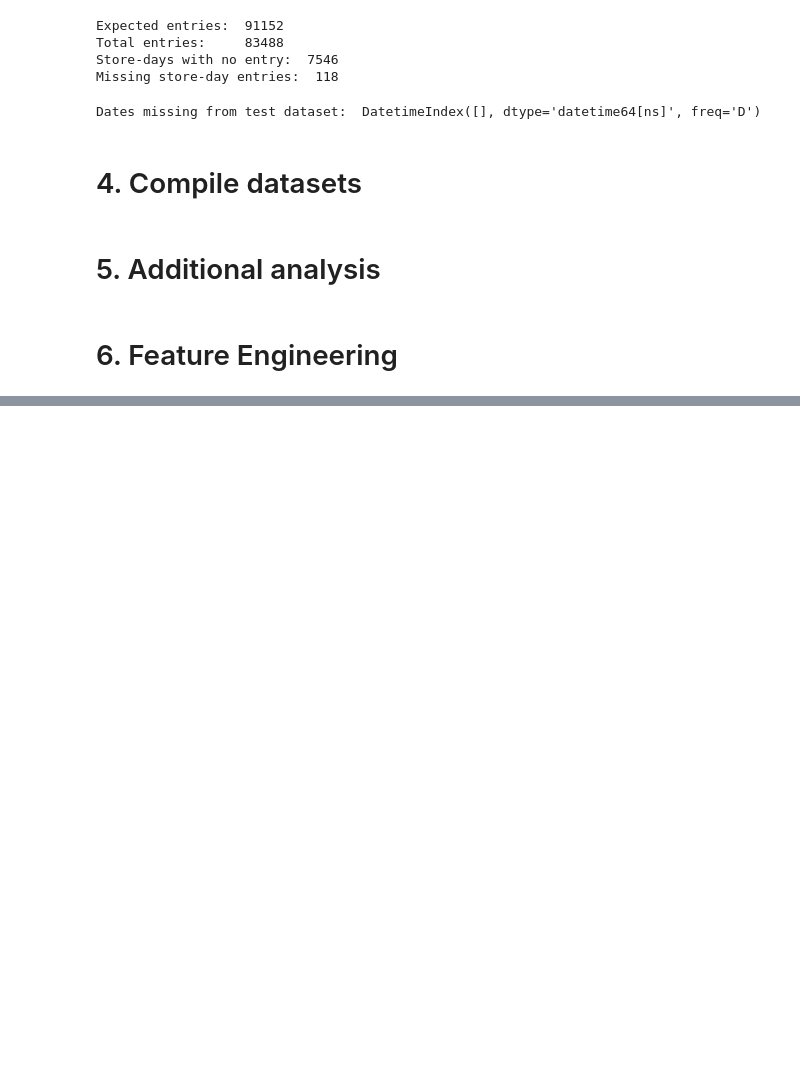
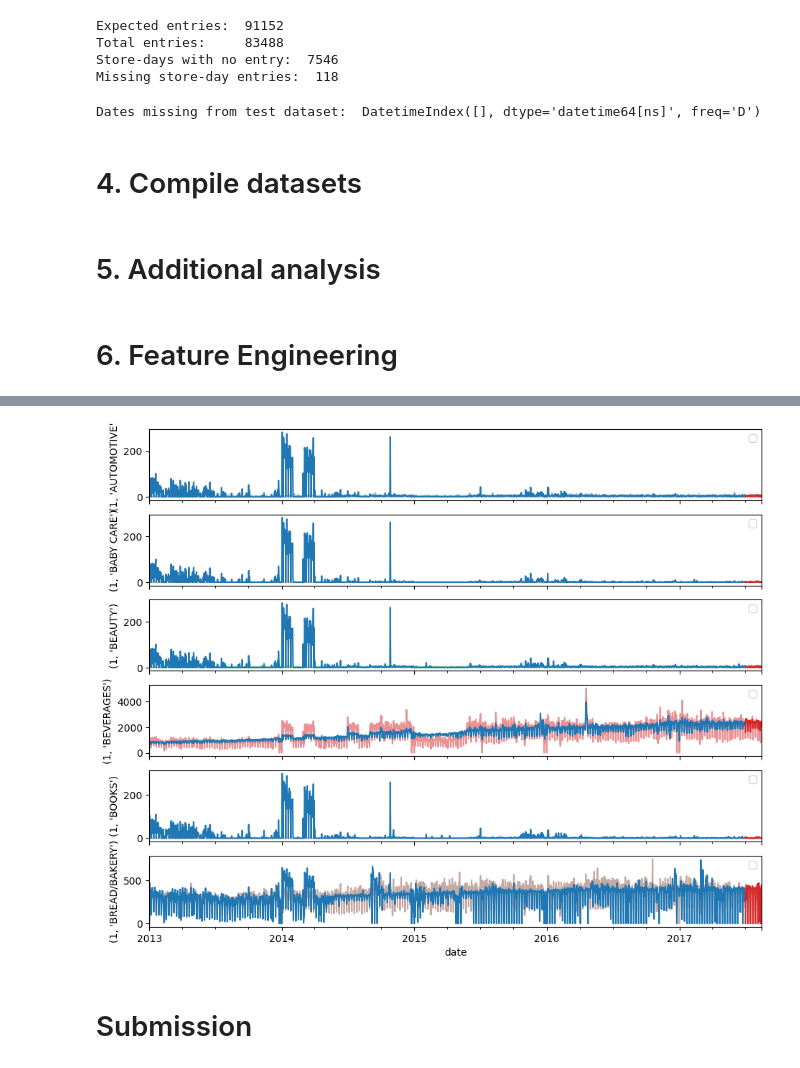
Before and after one commit to collindavies/time-series-forecasting, a Jupyter notebook: Food For Thought.ipynb, the cells around one changed output, grey strips where cells are left out. Saved outputs shown, nothing was run; the diff lists cells and outputs as text; code cells hidden in the pictures; blank space fills up the shorter version.

Commit message:
Model and Predict

```diff
--- a/Food For Thought.ipynb
+++ b/Food For Thought.ipynb
@@ -953,0 +967,7 @@ a = ewm_features(a, alphas, lags)
+# %%
+# You'll add fit and predict methods to this minimal class
+class BoostedHybrid:
+    def __init__(self, model_1, model_2):
+        self.model_1 = model_1
+        self.model_2 = model_2
+        self.y_columns = None  # store column names from fit method
@@ -953,0 +1050,39 @@ a = ewm_features(a, alphas, lags)
+# %%
+# Model 1 (trend)
+from sklearn.linear_model import ElasticNet, Lasso, Ridge
+
+# Model 2
+from sklearn.ensemble import ExtraTreesRegressor, RandomForestRegressor
+from sklearn.neighbors import KNeighborsRegressor
+from sklearn.neural_network import MLPRegressor
+
+# Boosted Hybrid
+
+# Try different combinations of the algorithms above
+model = BoostedHybrid(
+    model_1=Ridge(),
+    model_2=KNeighborsRegressor(),
+)
+# %%
+y_train, y_valid = y[:"2017-07-01"], y["2017-07-02":]
+X1_train, X1_valid = X_1[: "2017-07-01"], X_1["2017-07-02" :]
+X2_train, X2_valid = X_2.loc[:"2017-07-01"], X_2.loc["2017-07-02":]
+
+# Some of the algorithms above do best with certain kinds of
+# preprocessing on the features (like standardization), but this is
+# just a demo.
+model.fit(X1_train, X2_train, y_train)
+y_fit = model.predict(X1_train, X2_train).clip(0.0)
+y_pred = model.predict(X1_valid, X2_valid).clip(0.0)
+
+families = y.columns[0:6]
+axs = y.loc(axis=1)[families].plot(
+    subplots=True, sharex=True, figsize=(11, 9), alpha=0.5,
+)
+_ = y_fit.loc(axis=1)[families].plot(subplots=True, sharex=True, color='C0', ax=axs)
+_ = y_pred.loc(axis=1)[families].plot(subplots=True, sharex=True, color='C3', ax=axs)
+for ax, family in zip(axs, families):
+    ax.legend([])
+    ax.set_ylabel(family)
+# %% [output]
+[figure, added]
@@ -953,0 +1111,2 @@ a = ewm_features(a, alphas, lags)
+# %% [markdown]
+# Submission
```
Also changed, not shown: parts of 13 cells of this notebook.
